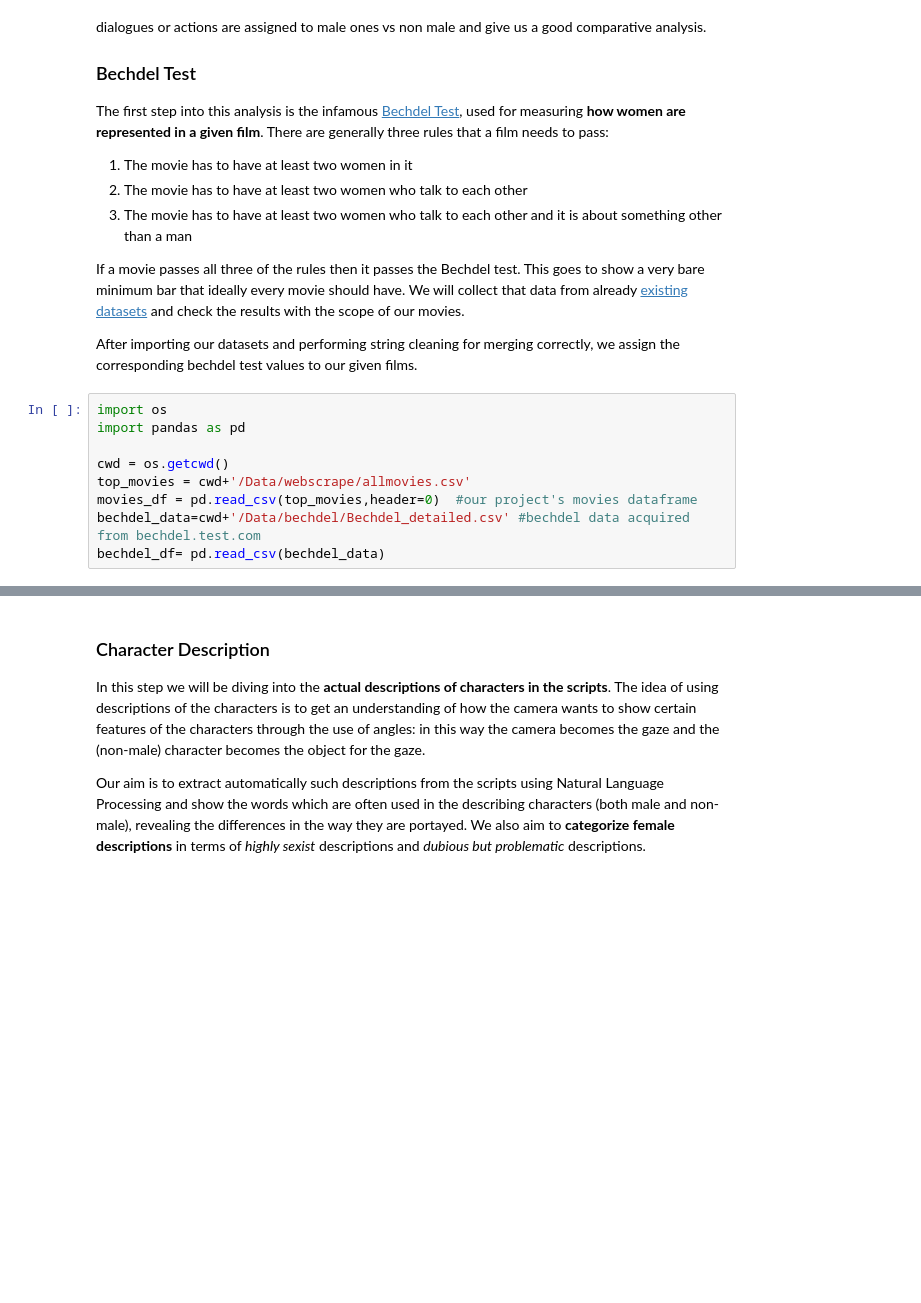
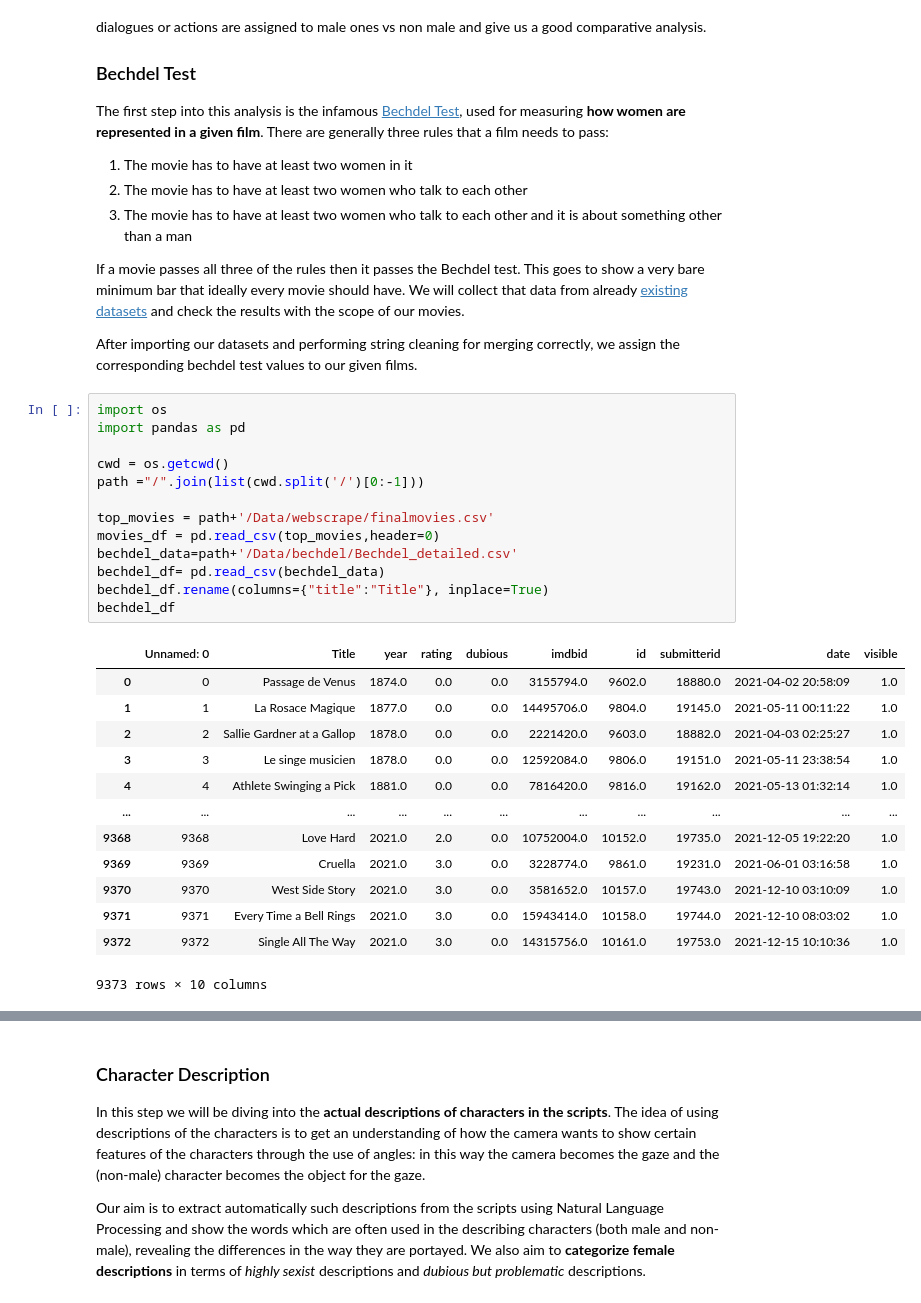
Before and after one commit to ahsanv101/ProjectGaze, a Jupyter notebook: documentation/DATA.ipynb, the cells around one changed output, grey strips where cells are left out. Saved outputs shown, nothing was run; the diff lists cells and outputs as text; blank space fills up the shorter version.

```diff
--- a/documentation/DATA.ipynb
+++ b/documentation/DATA.ipynb
@@ -179,9 +179,27 @@ After importing our datasets and performing string cleaning for merging correctl
 # %%
 import os
 import pandas as pd
 
 cwd = os.getcwd()
-top_movies = cwd+'/Data/webscrape/allmovies.csv'
-movies_df = pd.read_csv(top_movies,header=0)  #our project's movies dataframe
-bechdel_data=cwd+'/Data/bechdel/Bechdel_detailed.csv' #bechdel data acquired from bechdel.test.com
+path ="/".join(list(cwd.split('/')[0:-1]))
+
+top_movies = path+'/Data/webscrape/finalmovies.csv'
+movies_df = pd.read_csv(top_movies,header=0)
+bechdel_data=path+'/Data/bechdel/Bechdel_detailed.csv'
 bechdel_df= pd.read_csv(bechdel_data)
+bechdel_df.rename(columns={"title":"Title"}, inplace=True)
+bechdel_df
+# %% [output]
+|  | Unnamed: 0 | Title | year | rating | dubious | imdbid | id | submitterid | date | visible |
+| 0 | 0 | Passage de Venus | 1874.0 | 0.0 | 0.0 | 3155794.0 | 9602.0 | 18880.0 | 2021-04-02 20:58:09 | 1.0 |
+| 1 | 1 | La Rosace Magique | 1877.0 | 0.0 | 0.0 | 14495706.0 | 9804.0 | 19145.0 | 2021-05-11 00:11:22 | 1.0 |
+| 2 | 2 | Sallie Gardner at a Gallop | 1878.0 | 0.0 | 0.0 | 2221420.0 | 9603.0 | 18882.0 | 2021-04-03 02:25:27 | 1.0 |
+| 3 | 3 | Le singe musicien | 1878.0 | 0.0 | 0.0 | 12592084.0 | 9806.0 | 19151.0 | 2021-05-11 23:38:54 | 1.0 |
+| 4 | 4 | Athlete Swinging a Pick | 1881.0 | 0.0 | 0.0 | 7816420.0 | 9816.0 | 19162.0 | 2021-05-13 01:32:14 | 1.0 |
+| ... | ... | ... | ... | ... | ... | ... | ... | ... | ... | ... |
+| 9368 | 9368 | Love Hard | 2021.0 | 2.0 | 0.0 | 10752004.0 | 10152.0 | 19735.0 | 2021-12-05 19:22:20 | 1.0 |
+| 9369 | 9369 | Cruella | 2021.0 | 3.0 | 0.0 | 3228774.0 | 9861.0 | 19231.0 | 2021-06-01 03:16:58 | 1.0 |
+| 9370 | 9370 | West Side Story | 2021.0 | 3.0 | 0.0 | 3581652.0 | 10157.0 | 19743.0 | 2021-12-10 03:10:09 | 1.0 |
+| 9371 | 9371 | Every Time a Bell Rings | 2021.0 | 3.0 | 0.0 | 15943414.0 | 10158.0 | 19744.0 | 2021-12-10 08:03:02 | 1.0 |
+| 9372 | 9372 | Single All The Way | 2021.0 | 3.0 | 0.0 | 14315756.0 | 10161.0 | 19753.0 | 2021-12-15 10:10:36 | 1.0 |
+9373 rows × 10 columns
```
Also changed, not shown: parts of 7 cells of this notebook, 1 other file.
